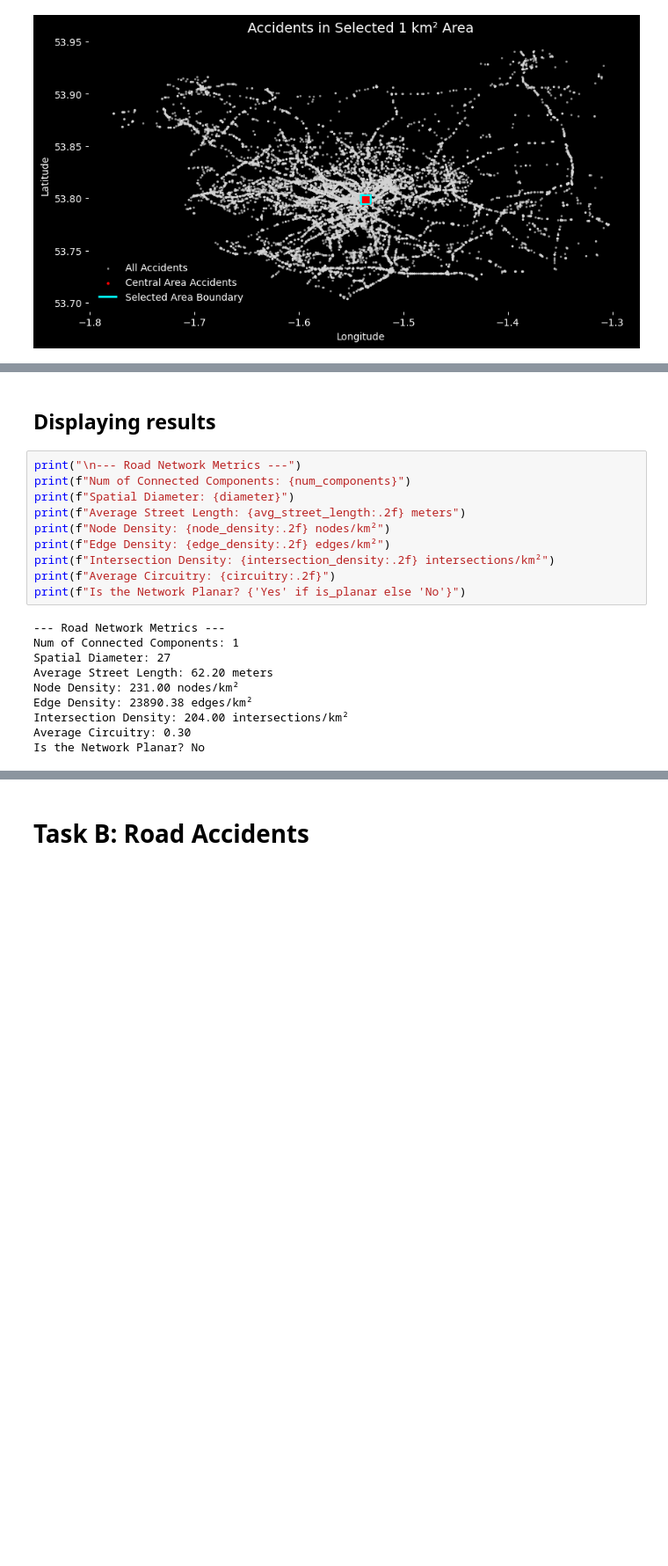
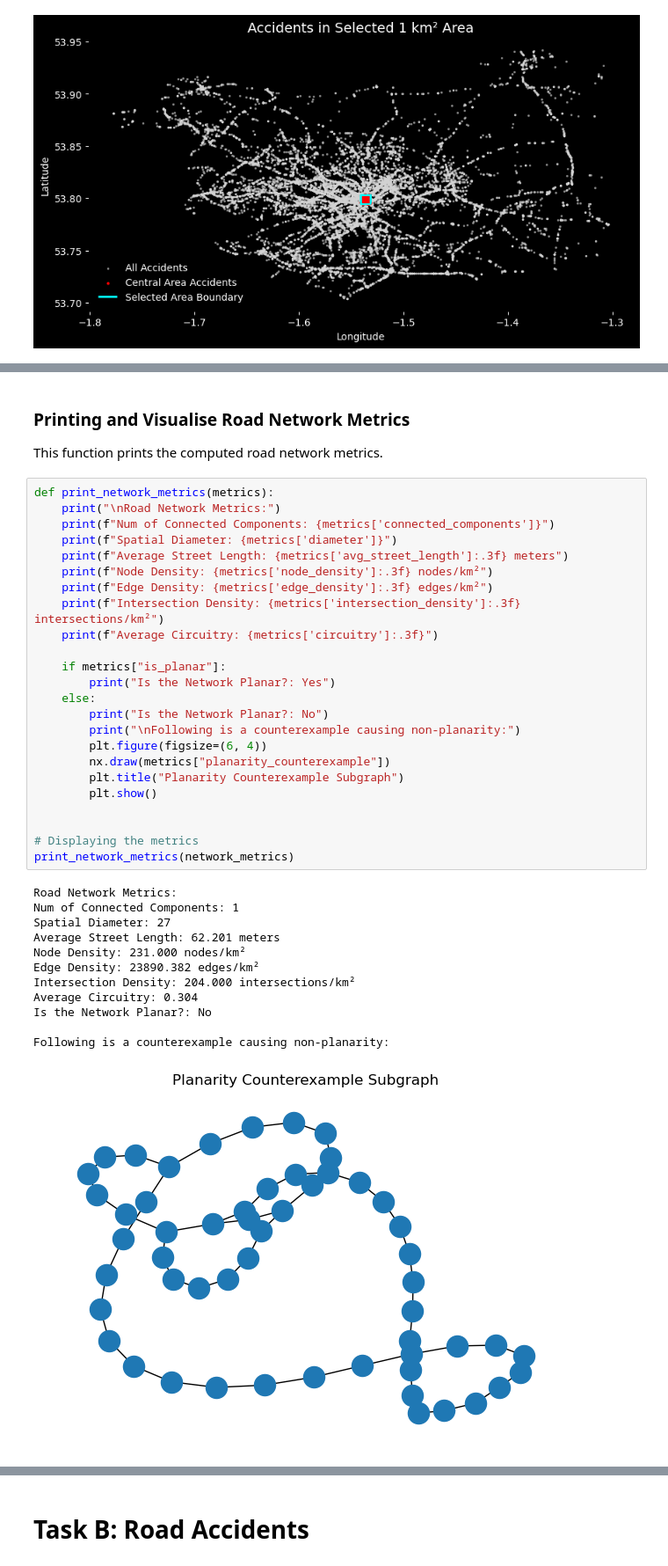
Before and after one commit to ammararfan2-lab/7CUSMNDA-2025-Coursework, a Jupyter notebook: notebooks/Part2.ipynb, the cells around one changed output, grey strips where cells are left out. Shown at 88% size. Cells and saved outputs as stored; diff of their text form; blank space fills up the shorter version.

```diff
--- a/notebooks/Part2.ipynb
+++ b/notebooks/Part2.ipynb
@@ -169,22 +213,41 @@ is_planar, counterexample = nx.check_planarity(road_graph_proj.to_undirected(),c
-# %% [markdown]
-## Displaying results
+# %% [markdown]
+### Printing and Visualise Road Network Metrics
+
+This function prints the computed road network metrics.
 # %%
-print("\n--- Road Network Metrics ---")
-print(f"Num of Connected Components: {num_components}")
-print(f"Spatial Diameter: {diameter}")
-print(f"Average Street Length: {avg_street_length:.2f} meters")
-print(f"Node Density: {node_density:.2f} nodes/km²")
-print(f"Edge Density: {edge_density:.2f} edges/km²")
-print(f"Intersection Density: {intersection_density:.2f} intersections/km²")
-print(f"Average Circuitry: {circuitry:.2f}")
-print(f"Is the Network Planar? {'Yes' if is_planar else 'No'}")
+def print_network_metrics(metrics):
+    print("\nRoad Network Metrics:")
+    print(f"Num of Connected Components: {metrics['connected_components']}")
+    print(f"Spatial Diameter: {metrics['diameter']}")
+    print(f"Average Street Length: {metrics['avg_street_length']:.3f} meters")
+    print(f"Node Density: {metrics['node_density']:.3f} nodes/km²")
+    print(f"Edge Density: {metrics['edge_density']:.3f} edges/km²")
+    print(f"Intersection Density: {metrics['intersection_density']:.3f} intersections/km²")
+    print(f"Average Circuitry: {metrics['circuitry']:.3f}")
+
+    if metrics["is_planar"]:
+        print("Is the Network Planar?: Yes")
+    else:
+        print("Is the Network Planar?: No")
+        print("\nFollowing is a counterexample causing non-planarity:")
+        plt.figure(figsize=(6, 4))
+        nx.draw(metrics["planarity_counterexample"])
+        plt.title("Planarity Counterexample Subgraph")
+        plt.show()
+
+
+# Displaying the metrics
+print_network_metrics(network_metrics)
 # %% [output]
---- Road Network Metrics ---
+Road Network Metrics:
 Num of Connected Components: 1
 Spatial Diameter: 27
-Average Street Length: 62.20 meters
-Node Density: 231.00 nodes/km²
-Edge Density: 23890.38 edges/km²
-Intersection Density: 204.00 intersections/km²
-Average Circuitry: 0.30
-Is the Network Planar? No
+Average Street Length: 62.201 meters
+Node Density: 231.000 nodes/km²
+Edge Density: 23890.382 edges/km²
+Intersection Density: 204.000 intersections/km²
+Average Circuitry: 0.304
+Is the Network Planar?: No
+
+Following is a counterexample causing non-planarity:
+[figure, added]
```
Also changed, not shown: parts of 19 cells of this notebook.
